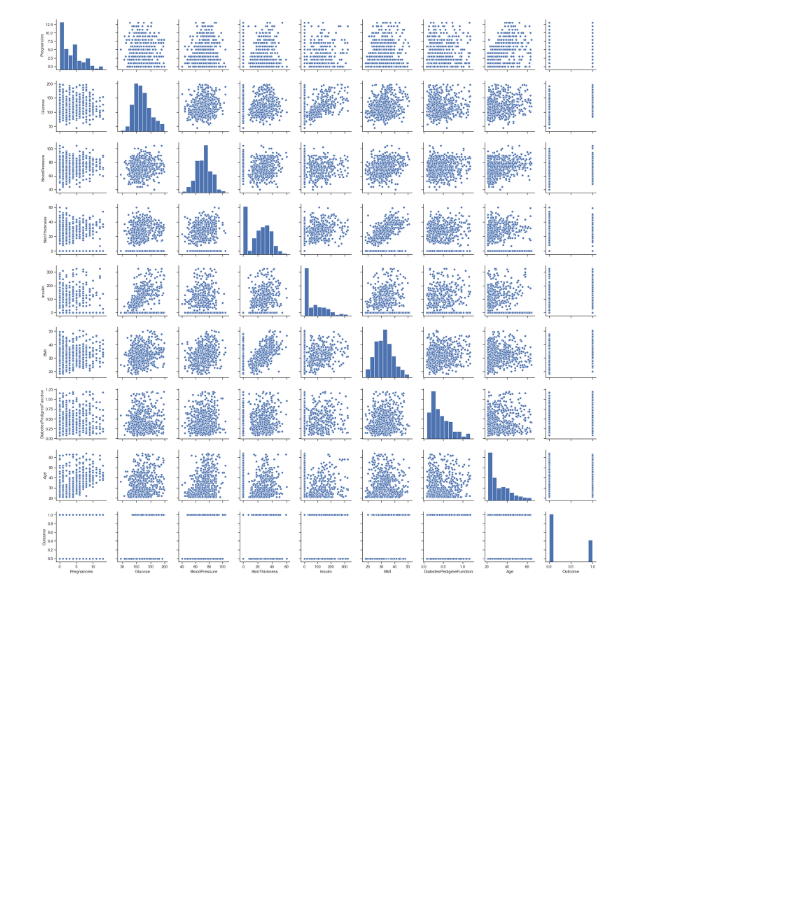
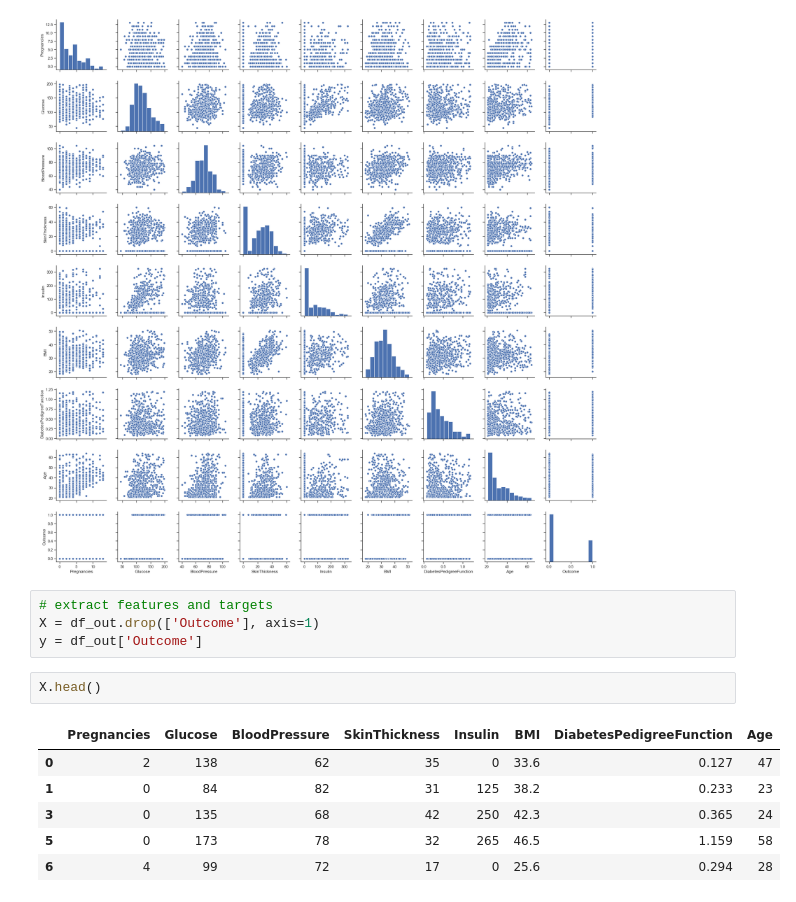
Before and after one commit to adityasaxena26/diabetes-prediction, a Jupyter notebook: diabetes_prediction.ipynb, the cells around one changed output. Cells and saved outputs as stored; diff of their text form; blank space fills up the shorter version.

Commit message:
extracted features and targets

```diff
--- a/diabetes_prediction.ipynb
+++ b/diabetes_prediction.ipynb
@@ -149,3 +149,16 @@ sns.pairplot(df_out)
 plt.show()
 # %% [output]
 [figure]
+# %%
+# extract features and targets
+X = df_out.drop(['Outcome'], axis=1)
+y = df_out['Outcome']
+# %%
+X.head()
+# %% [output]
+|  | Pregnancies | Glucose | BloodPressure | SkinThickness | Insulin | BMI | DiabetesPedigreeFunction | Age |
+| 0 | 2 | 138 | 62 | 35 | 0 | 33.6 | 0.127 | 47 |
+| 1 | 0 | 84 | 82 | 31 | 125 | 38.2 | 0.233 | 23 |
+| 3 | 0 | 135 | 68 | 42 | 250 | 42.3 | 0.365 | 24 |
+| 5 | 0 | 173 | 78 | 32 | 265 | 46.5 | 1.159 | 58 |
+| 6 | 4 | 99 | 72 | 17 | 0 | 25.6 | 0.294 | 28 |
```
Also changed, not shown: parts of 1 cell of this notebook.
